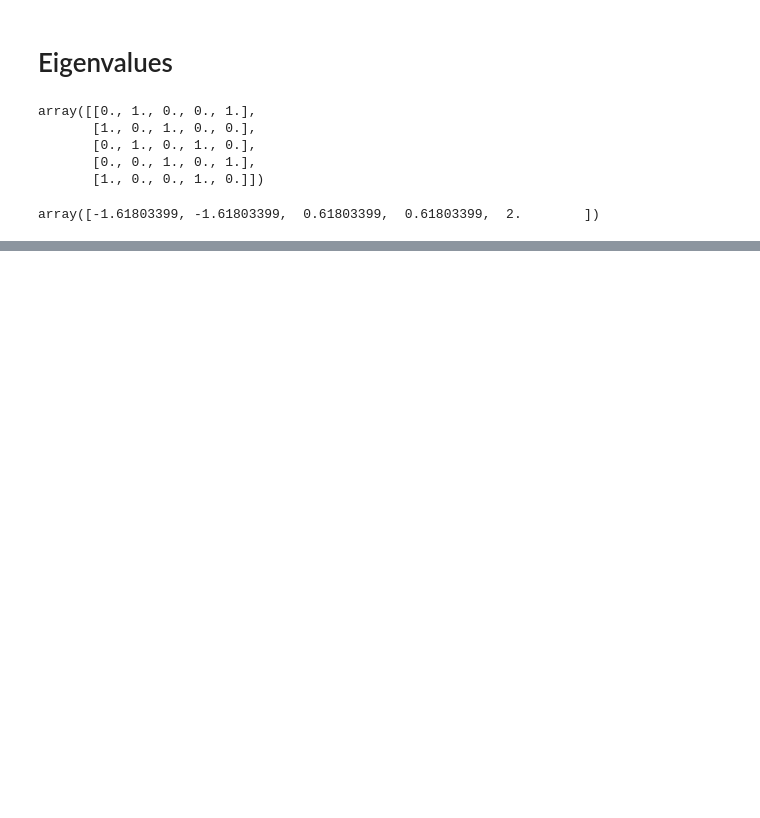
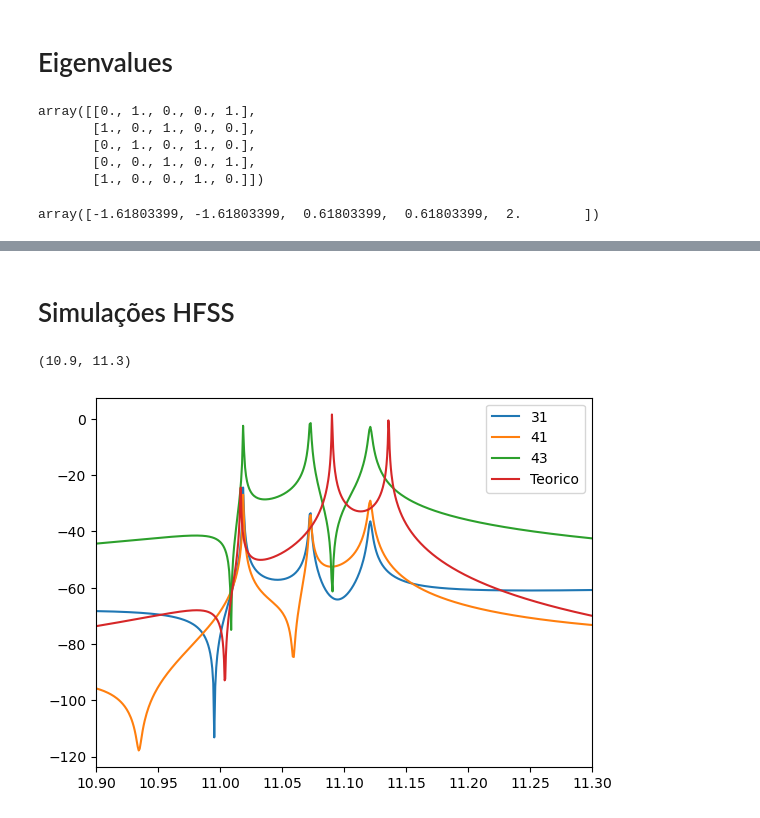
Before and after one commit to ScM-Edh/Sub-lattices, a Jupyter notebook: Five coupled resonators/Analize.ipynb, the cells around one changed output, grey strips where cells are left out. Drawn from its saved outputs; the diff is of its cells as text; code cells hidden in the pictures; blank space fills up the shorter version.

```diff
--- a/Five coupled resonators/Analize.ipynb
+++ b/Five coupled resonators/Analize.ipynb
@@ -69,0 +119,17 @@ print(H, eigenv)
+# %% [markdown]
+# Simulações HFSS
+# %%
+l31 = np.loadtxt('Simulation results/Lattice S31 dB.txt').T
+l41 = np.loadtxt('Simulation results/Lattice S41 dB.txt').T
+l43 = np.loadtxt('Simulation results/Lattice S43 dB.txt').T
+
+plt.plot(l31[0], l31[1], label='31')
+plt.plot(l41[0], l41[1], label='41')
+plt.plot(l43[0], l43[1], label='43')
+
+plt.plot(omega,T_dB-70, label='Teorico')
+plt.legend()
+plt.xlim(10.9, 11.3)
+# %% [output]
+(10.9, 11.3)
+[figure, added]
```
Also changed, not shown: parts of 8 cells of this notebook.
